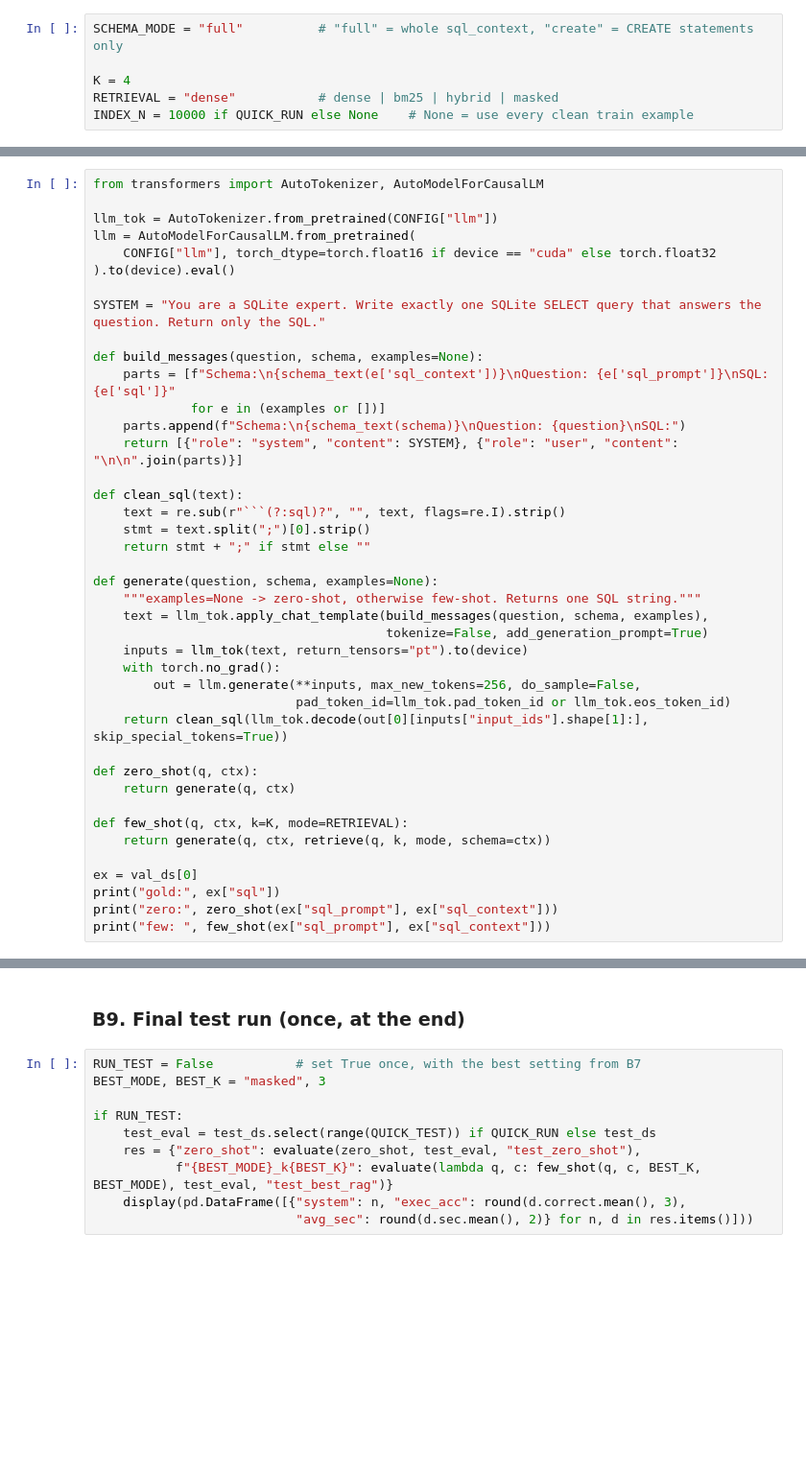
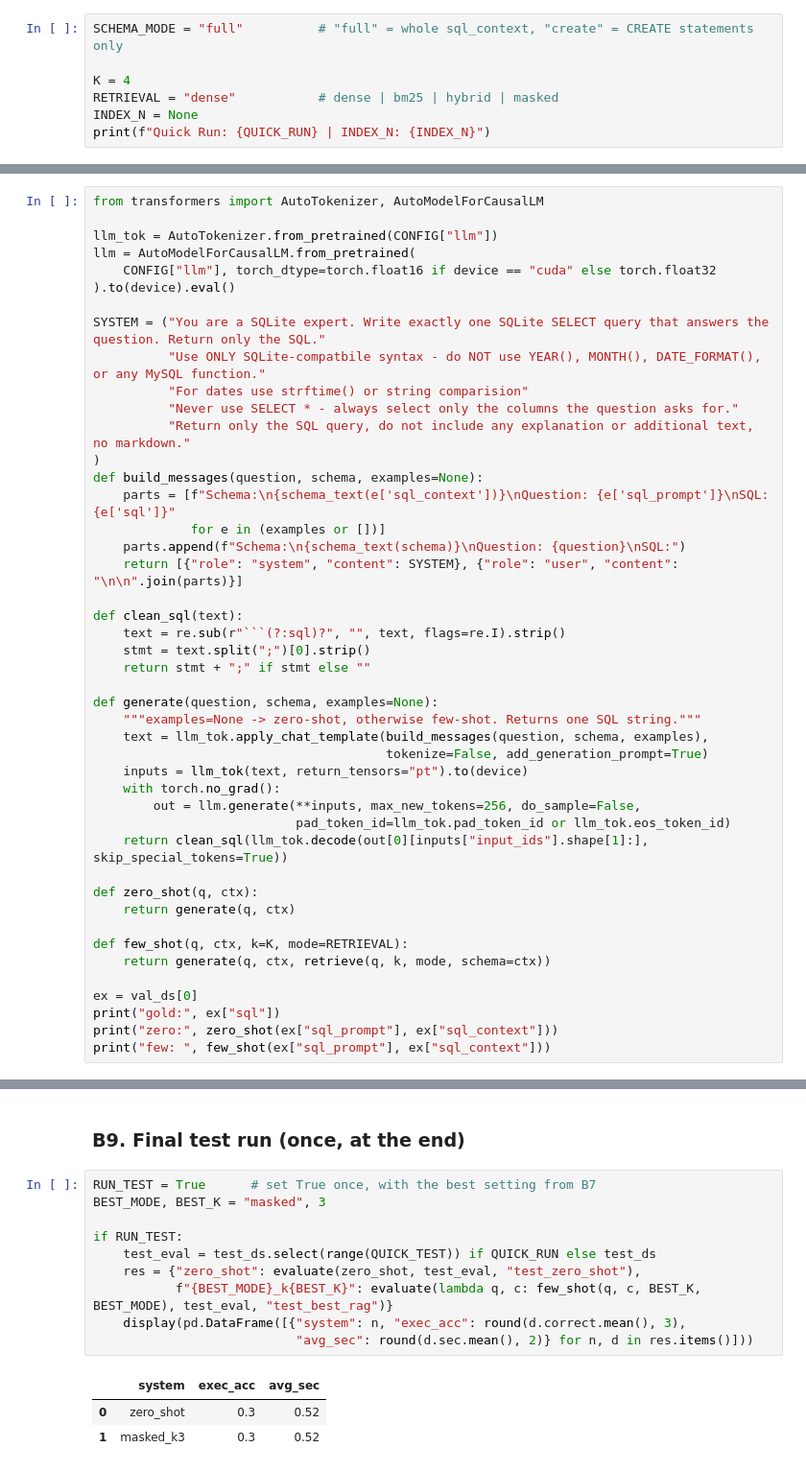
Before and after one commit to Pappu-Meghana-Sharma/p05-text-to-sql-analyst, a Jupyter notebook: p05_clean_and_rag.ipynb, the cells around one changed output, grey strips where cells are left out. Shown at 96% size. Saved outputs shown, nothing was run; the diff lists cells and outputs as text; blank space fills up the shorter version.

```diff
--- a/p05_clean_and_rag.ipynb
+++ b/p05_clean_and_rag.ipynb
@@ -283,4 +283,5 @@ SCHEMA_MODE = "full"          # "full" = whole sql_context, "create" = CREATE st
 
 K = 4
 RETRIEVAL = "dense"           # dense | bm25 | hybrid | masked
-INDEX_N = 10000 if QUICK_RUN else None    # None = use every clean train example
+INDEX_N = None
+print(f"Quick Run: {QUICK_RUN} | INDEX_N: {INDEX_N}")
@@ -426,8 +429,12 @@ llm = AutoModelForCausalLM.from_pretrained(
     CONFIG["llm"], torch_dtype=torch.float16 if device == "cuda" else torch.float32
 ).to(device).eval()
 
-SYSTEM = "You are a SQLite expert. Write exactly one SQLite SELECT query that answers the question. Return only the SQL."
-
+SYSTEM = ("You are a SQLite expert. Write exactly one SQLite SELECT query that answers the question. Return only the SQL."
+          "Use ONLY SQLite-compatbile syntax - do NOT use YEAR(), MONTH(), DATE_FORMAT(), or any MySQL function."
+          "For dates use strftime() or string comparision"
+          "Never use SELECT * - always select only the columns the question asks for."
+          "Return only the SQL query, do not include any explanation or additional text, no markdown."
+)
 def build_messages(question, schema, examples=None):
     parts = [f"Schema:\n{schema_text(e['sql_context'])}\nQuestion: {e['sql_prompt']}\nSQL: {e['sql']}"
              for e in (examples or [])]
@@ -524,12 +542,16 @@ for _, r in hurt.head(5).iterrows():
 # %% [markdown]
 ### B9. Final test run (once, at the end)
 # %%
-RUN_TEST = False           # set True once, with the best setting from B7
+RUN_TEST = True      # set True once, with the best setting from B7
 BEST_MODE, BEST_K = "masked", 3
 
 if RUN_TEST:
     test_eval = test_ds.select(range(QUICK_TEST)) if QUICK_RUN else test_ds
     res = {"zero_shot": evaluate(zero_shot, test_eval, "test_zero_shot"),
            f"{BEST_MODE}_k{BEST_K}": evaluate(lambda q, c: few_shot(q, c, BEST_K, BEST_MODE), test_eval, "test_best_rag")}
     display(pd.DataFrame([{"system": n, "exec_acc": round(d.correct.mean(), 3),
                            "avg_sec": round(d.sec.mean(), 2)} for n, d in res.items()]))
+# %% [output]
+|  | system | exec_acc | avg_sec |
+| 0 | zero_shot | 0.3 | 0.52 |
+| 1 | masked_k3 | 0.3 | 0.52 |
```
Also changed, not shown: parts of 6 cells of this notebook, 10 other files.
